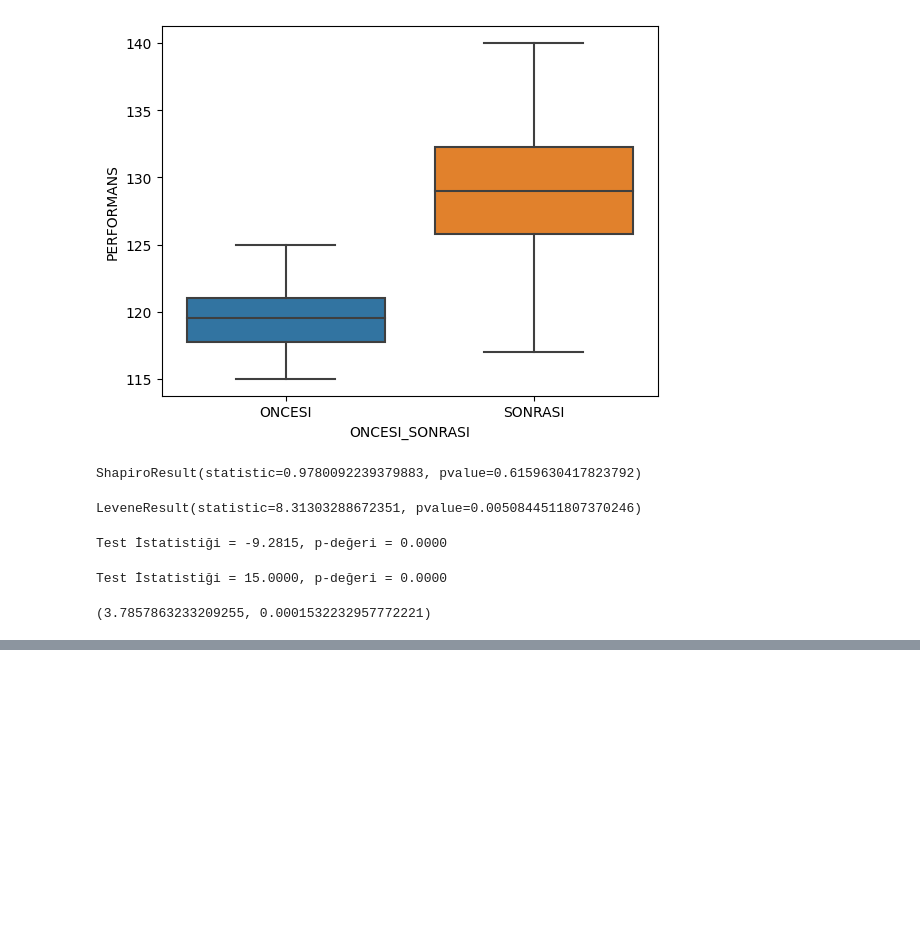
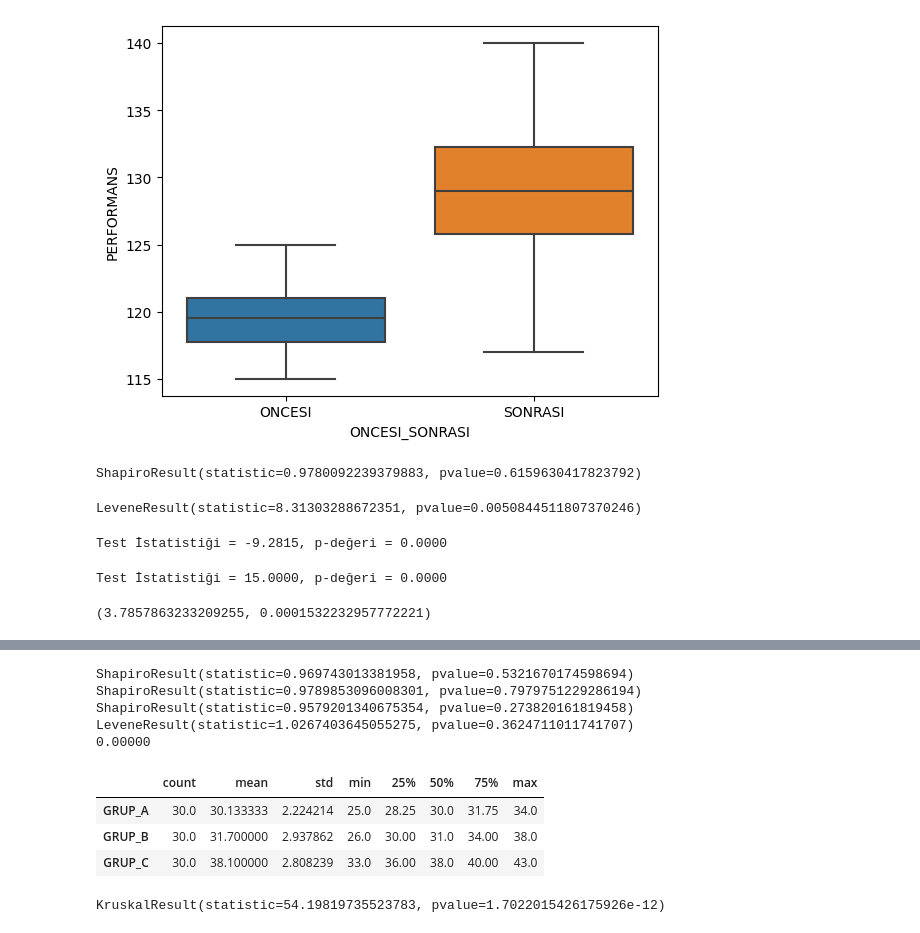
Before and after one commit to fyildirgan/py-stat, a Jupyter notebook: py-stat.ipynb, the cells around one changed output, grey strips where cells are left out. Drawn from its saved outputs; the diff is of its cells as text; code cells hidden in the pictures; blank space fills up the shorter version.

```diff
--- a/py-stat.ipynb
+++ b/py-stat.ipynb
@@ -534,0 +531,20 @@ proportions_ztest(count= basari_sayisi, nobs= gozlem_sayilari)
+# %%
+# Varyans Analizi: iki ya da daha fazla grup ortalamasi arasinda istatistiksel olarak anlamli
+# farklilik olup olmadigi ogrenilmek istenildiginde kullanilir.
+# h0: μ1 = μ2 = μ3 h1: esit degillerdir(en az birisi farklidir)
+# Problem: anasayfada gecirilen sure artirilmek isteniyor.
+# Detaylar: 1) bir web sitesi icin basari kriterleri: ortalama ziyaret suresi, hemen cikis orani vb
+# 2) uzun zaman geciren kullanicilarin reklamlara daha fazla tikladigi ve markaya olan bagliliklarinin arttigi biliniyor.
+# 3) buna yonelik olarak benzer haberler farkli resimler ya da farkli formatlarda hazirlanarak olusturulan test gruplarina gosteriliyor.
+# 4) A: dogal sekilde, B: yonlendirici, C: ilgi cekici
+A = pd.DataFrame([28,33,30,29,28,29,27,31,30,32,28,33,25,29,27,31,31,30,31,34,30,32,31,34,28,32,31,28,33,29])
+
+B = pd.DataFrame([31,32,30,30,33,32,34,27,36,30,31,30,38,29,30,34,34,31,35,35,33,30,28,29,26,37,31,28,34,33])
+
+C = pd.DataFrame([40,33,38,41,42,43,38,35,39,39,36,34,35,40,38,36,39,36,33,35,38,35,40,40,39,38,38,43,40,42])
+
+dfs = [A, B, C]
+
+ABC = pd.concat(dfs, axis = 1)
+ABC.columns = ["GRUP_A","GRUP_B","GRUP_C"]
+ABC.head()
@@ -534,0 +558,32 @@ proportions_ztest(count= basari_sayisi, nobs= gozlem_sayilari)
+# %%
+from scipy.stats import shapiro
+print(shapiro(ABC['GRUP_A']))
+print(shapiro(ABC['GRUP_B']))
+print(shapiro(ABC['GRUP_C']))
+# 3 testimiz icinde normallik varsayimi saglanmaktadir, H0 hipotezimizi reddemiyoruz.
+print(stats.levene(ABC['GRUP_A'], ABC['GRUP_B'], ABC['GRUP_C']))
+# varyanslar homojendir. h0 hipotezini reddemiyoruz.
+# Hipotez testi
+from scipy.stats import f_oneway
+f_oneway(ABC['GRUP_A'], ABC['GRUP_B'], ABC['GRUP_C'])
+print('{:.5f}'.format(f_oneway(ABC["GRUP_A"], ABC["GRUP_B"],ABC["GRUP_C"])[1]))
+# Yorum: h0 reddedilir. gruplar arasinda istatistiki olarak anlamli bir farklilik vardir.
+ABC.describe().T
+# C grubu digerlerine gore daha anlamli katkilar saglayabilecegi gozlemlenmektedir.
+# %% [output]
+ShapiroResult(statistic=0.969743013381958, pvalue=0.5321670174598694)
+ShapiroResult(statistic=0.9789853096008301, pvalue=0.7979751229286194)
+ShapiroResult(statistic=0.9579201340675354, pvalue=0.273820161819458)
+LeveneResult(statistic=1.0267403645055275, pvalue=0.3624711011741707)
+0.00000
+|  | count | mean | std | min | 25% | 50% | 75% | max |
+| GRUP_A | 30.0 | 30.133333 | 2.224214 | 25.0 | 28.25 | 30.0 | 31.75 | 34.0 |
+| GRUP_B | 30.0 | 31.700000 | 2.937862 | 26.0 | 30.00 | 31.0 | 34.00 | 38.0 |
+| GRUP_C | 30.0 | 38.100000 | 2.808239 | 33.0 | 36.00 | 38.0 | 40.00 | 43.0 |
+# %%
+# Nonparametrik Hipotez Testi
+from scipy.stats import kruskal
+kruskal(ABC['GRUP_A'], ABC['GRUP_B'], ABC['GRUP_C'])
+# h0 degeri reddedilir. gruplar arasinda istatistiki anlamda farklilik vardir diye yorumlariz.
+# %% [output]
+KruskalResult(statistic=54.19819735523783, pvalue=1.7022015426175926e-12)
```
Also changed, not shown: parts of 12 cells of this notebook.
